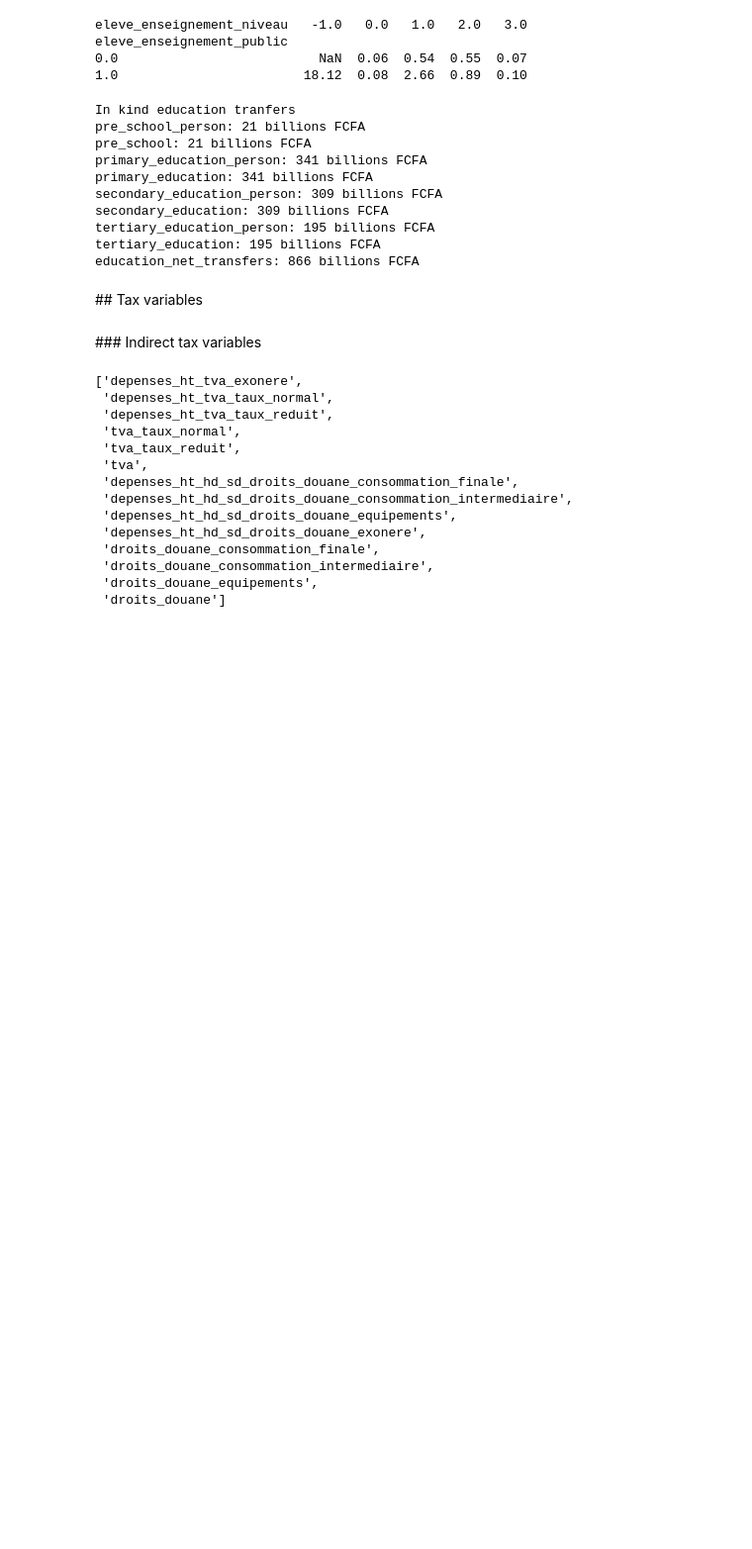
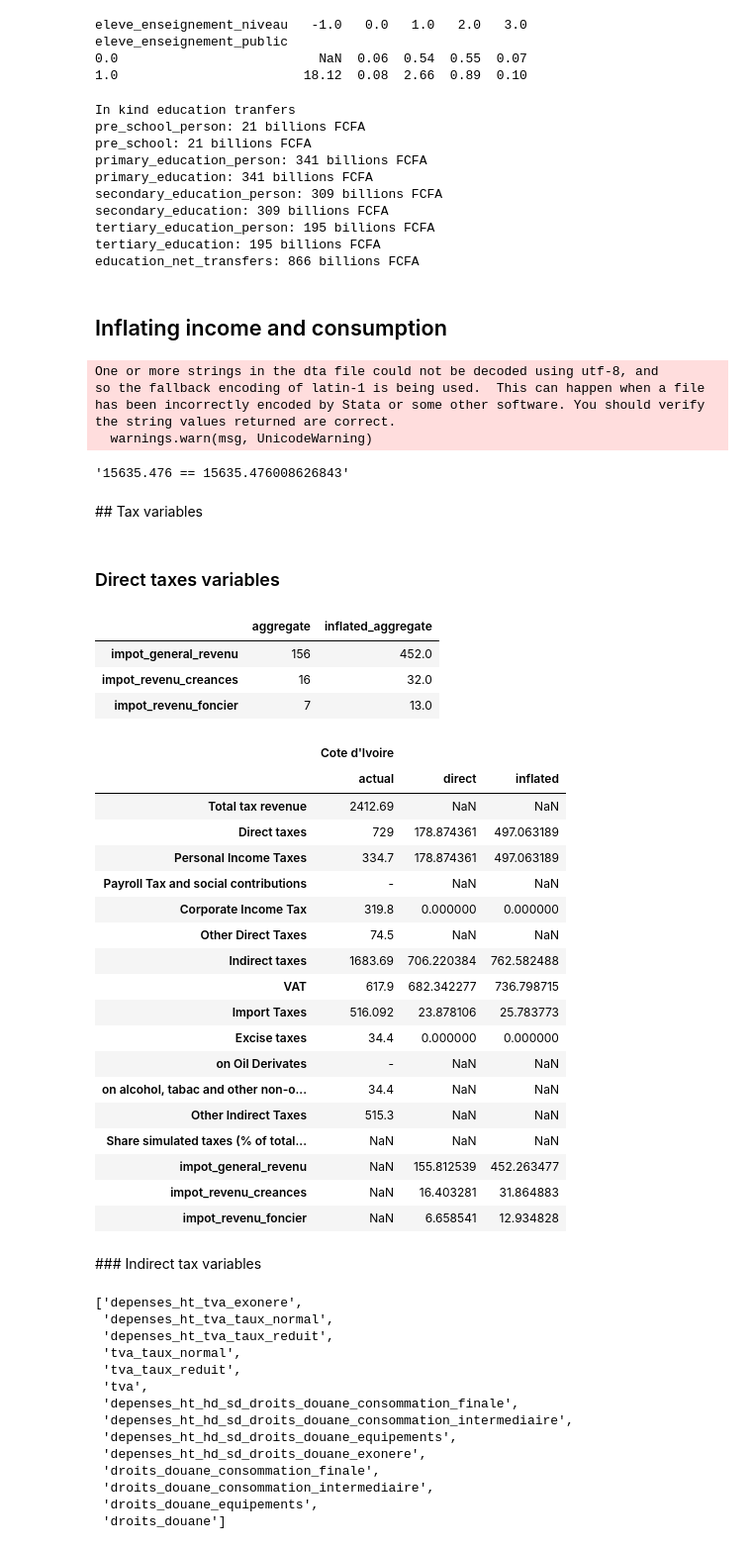
Before and after one commit to openfisca/openfisca-ceq, a Jupyter notebook: notebooks/cote_d_ivoire.ipynb, the cells around one changed output. Shown at 99% size. Cells and saved outputs as stored; diff of their text form; code cells hidden in the pictures; blank space fills up the shorter version.

```diff
--- a/notebooks/cote_d_ivoire.ipynb
+++ b/notebooks/cote_d_ivoire.ipynb
@@ -218,8 +218,87 @@ secondary_education: 309 billions FCFA
 tertiary_education_person: 195 billions FCFA
 tertiary_education: 195 billions FCFA
 education_net_transfers: 866 billions FCFA
+# %% [markdown]
+## Inflating income and consumption
+# %%
+inflated_survey_scenario = build_ceq_survey_scenario(
+    legislation_country = country,
+    year = year,
+    inflate = True,
+    )
+# %% [output]
+One or more strings in the dta file could not be decoded using utf-8, and
+so the fallback encoding of latin-1 is being used.  This can happen when a file
+has been incorrectly encoded by Stata or some other software. You should verify
+the string values returned are correct.
+  warnings.warn(msg, UnicodeWarning)
+# %%
+from openfisca_ceq.tools.data.income_targets import read_target
+gross_value_added = read_target(country, "gross_value_added") / 1e9
+gross_value_added_computed = sum(inflated_survey_scenario.compute_aggregate(income_variable, period = year) / 1e9
+    for income_variable in inflated_survey_scenario.income_variables
+    )
+display("{} == {}".format(gross_value_added, gross_value_added_computed))
+# %% [output]
+'15635.476 == 15635.476008626843'
 # %% [markdown]
 ## Tax variables
+# %% [markdown]
+### Direct taxes variables
+# %%
+from openfisca_ceq.tools.data.tax_targets import detailed_taxes_by_country, build_country_result
+direct_taxes_variables = detailed_taxes_by_country[country]
+
+direct_taxes = pd.concat(
+    [
+        pd.DataFrame(
+            index = direct_taxes_variables,
+            columns = ['aggregate'],
+            data = [
+                survey_scenario.compute_aggregate(variable, period = year) / 1e9
+                for variable in direct_taxes_variables
+                ],
+            ),
+        pd.DataFrame(
+            index = direct_taxes_variables,
+            columns = ['inflated_aggregate'],
+            data = [
+                    inflated_survey_scenario.compute_aggregate(variable, period = year) / 1e9
+                for variable in direct_taxes_variables
+                ],
+            )
+        ],
+    axis = 1
+)
+
+direct_taxes.round().astype({"aggregate": int})
+# %% [output]
+|  | aggregate | inflated_aggregate |
+| impot_general_revenu | 156 | 452.0 |
+| impot_revenu_creances | 16 | 32.0 |
+| impot_revenu_foncier | 7 | 13.0 |
+# %%
+build_country_result(survey_scenario, inflated_survey_scenario, add_country_details = True)
+# %% [output]
+|  | Cote d'Ivoire |  |  |
+|  | actual | direct | inflated |
+| Total tax revenue | 2412.69 | NaN | NaN |
+| Direct taxes | 729 | 178.874361 | 497.063189 |
+| Personal Income Taxes | 334.7 | 178.874361 | 497.063189 |
+| Payroll Tax and social contributions | - | NaN | NaN |
+| Corporate Income Tax | 319.8 | 0.000000 | 0.000000 |
+| Other Direct Taxes | 74.5 | NaN | NaN |
+| Indirect taxes | 1683.69 | 706.220384 | 762.582488 |
+| VAT | 617.9 | 682.342277 | 736.798715 |
+| Import Taxes | 516.092 | 23.878106 | 25.783773 |
+| Excise taxes | 34.4 | 0.000000 | 0.000000 |
+| on Oil Derivates | - | NaN | NaN |
+| on alcohol, tabac and other non-o... | 34.4 | NaN | NaN |
+| Other Indirect Taxes | 515.3 | NaN | NaN |
+| Share simulated taxes (% of total... | NaN | NaN | NaN |
+| impot_general_revenu | NaN | 155.812539 | 452.263477 |
+| impot_revenu_creances | NaN | 16.403281 | 31.864883 |
+| impot_revenu_foncier | NaN | 6.658541 | 12.934828 |
 # %% [markdown]
 ### Indirect tax variables
 # %%
```
Also changed, not shown: parts of 11 cells of this notebook, 4 other files.
